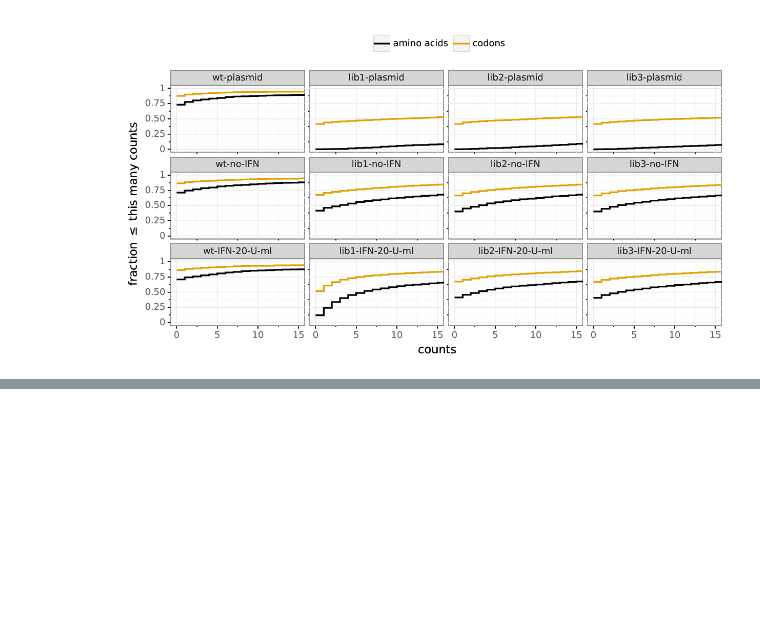
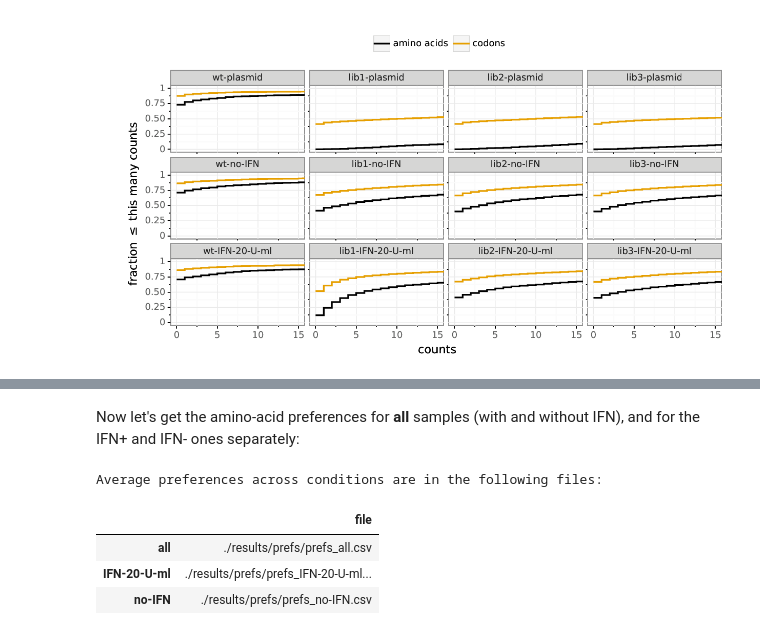
Before and after one commit to jbloomlab/ZIKV_DMS_NS5_EvansLab, a Jupyter notebook: dms_analysis.ipynb, the cells around one changed output, grey strips where cells are left out. Drawn from its saved outputs; the diff is of its cells as text; code cells hidden in the pictures; blank space fills up the shorter version.

```diff
--- a/dms_analysis.ipynb
+++ b/dms_analysis.ipynb
@@ -178,0 +247,26 @@ showPDF(bcsubamp_plot_prefix + 'cumulmutcounts.pdf')
+# %% [markdown]
+Now let's get the amino-acid preferences for **all** samples (with and without IFN), and for the IFN+ and IFN- ones separately:
+# %%
+# file with preferences for all samples
+prefs_files = {'all': os.path.join(prefsdir, 'prefs_all.csv')}
+pd.read_csv(os.path.join(prefsdir, 'summary_avgprefs.csv')).to_csv(prefs_files['all'],
+                                                                   index=False,
+                                                                   float_format='%.5f')
+
+# file with preferences for each condition
+for selection, df in prefs_batch.groupby('selection'):
+    selection_prefsfiles = [os.path.join(prefsdir, f"{name}_prefs.csv") for name in df['name']]
+    assert all(map(os.path.isfile, selection_prefsfiles)), selection_prefsfiles
+    prefs_files[selection] = os.path.join(prefsdir, f"prefs_{selection}.csv")
+    dms_tools2.prefs.avgPrefs(selection_prefsfiles).to_csv(prefs_files[selection],
+                                                           index=False,
+                                                           float_format='%.5f')
+
+print('Average preferences across conditions are in the following files:')
+display(HTML(pd.Series(prefs_files).rename('file').to_frame().to_html()))
+# %% [output]
+Average preferences across conditions are in the following files:
+|  | file |
+| all | ./results/prefs/prefs_all.csv |
+| IFN-20-U-ml | ./results/prefs/prefs_IFN-20-U-ml... |
+| no-IFN | ./results/prefs/prefs_no-IFN.csv |
```
Also changed, not shown: parts of 9 cells of this notebook.
